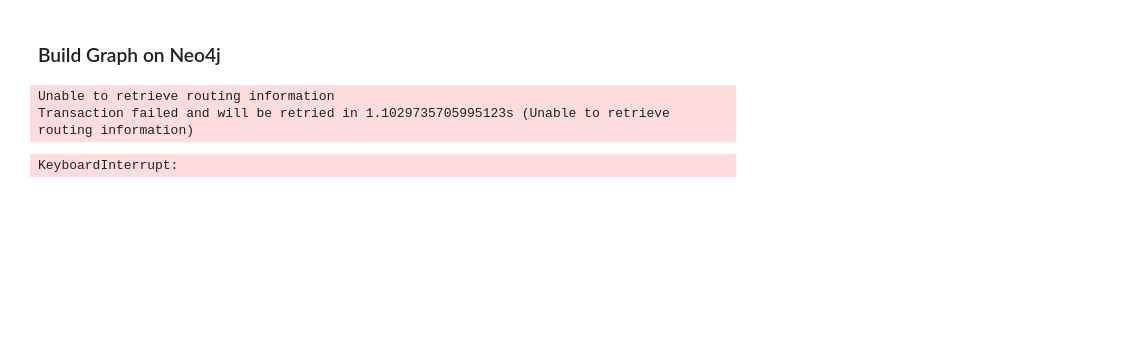
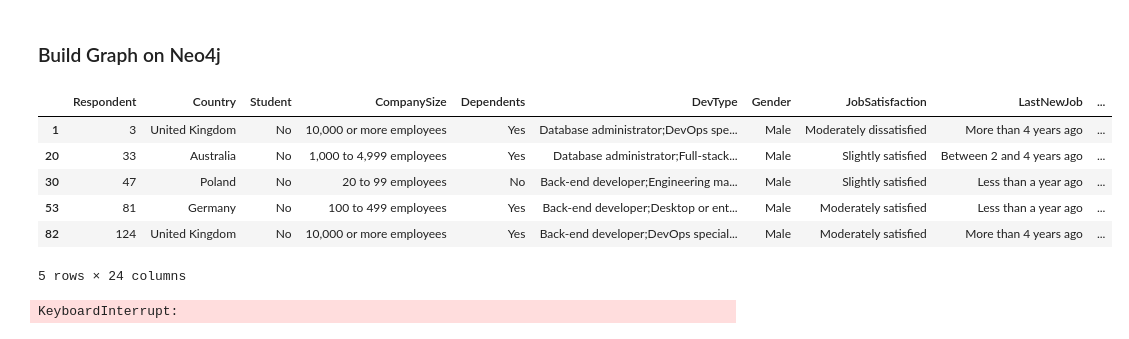
Before and after one commit to Mystic-Trooper/job_recomendation_KG, a Jupyter notebook: analysis.ipynb, the cells around one changed output. Cells and saved outputs as stored; diff of their text form; code cells hidden in the pictures; blank space fills up the shorter version.

Commit message:
added Salary groups

```diff
--- a/analysis.ipynb
+++ b/analysis.ipynb
@@ -301,7 +301,7 @@ Try using .loc[row_indexer,col_indexer] = value instead
 See the caveats in the documentation: https://pandas.pydata.org/pandas-docs/stable/user_guide/indexing.html#returning-a-view-versus-a-copy
   Resume3['FrameworkWorkedWith'] = Resume3['FrameworkWorkedWith'].str.replace(';',',')
 # %%
-Resume3['skills'] = Resume3[[Resume3.columns[10],Resume3.columns[12],Resume3.columns[14],Resume3.columns[16]]].values.tolist()
+Resume3['skills'] = Resume3[[Resume3.columns[11],Resume3.columns[13],Resume3.columns[15],Resume3.columns[17]]].values.tolist()
 Resume3['skills']
 # %% [output]
 A value is trying to be set on a copy of a slice from a DataFrame.
@@ -461,0 +456,6 @@ Resume4
+# %%
+Salary_Category= pd.cut(Resume4.Salary, bins=[500,1500,5000,10000,16000,30000,45000,63000,79000,89000,100000], labels=['500-1500','1501-5000','5001-10000','10001-16000','16001-30000','30001-45000','45001-63000','63001-79000','79001-89000','89001-100000'] )
+try:
+    Resume4.insert(9,'Salary_group',Salary_Category)
+except:
+    print("Salary Group already exist!")
@@ -461,0 +494,5 @@ Resume4
+# %%
+Resume4['Salary_group'].isna().sum()
+# drop na values i.e. remove outliers from salary
+Resume5= Resume4.dropna()
+Resume5.isna().sum()
@@ -462,5 +517,15 @@ Resume4
 # %% [markdown]
 ### Build Graph on Neo4j
+# %%
+Resume5.head()
+# %% [output]
+|  | Respondent | Country | Student | CompanySize | Dependents | DevType | Gender | JobSatisfaction | LastNewJob | ... |
+| 1 | 3 | United Kingdom | No | 10,000 or more employees | Yes | Database administrator;DevOps spe... | Male | Moderately dissatisfied | More than 4 years ago | ... |
+| 20 | 33 | Australia | No | 1,000 to 4,999 employees | Yes | Database administrator;Full-stack... | Male | Slightly satisfied | Between 2 and 4 years ago | ... |
+| 30 | 47 | Poland | No | 20 to 99 employees | No | Back-end developer;Engineering ma... | Male | Slightly satisfied | Less than a year ago | ... |
+| 53 | 81 | Germany | No | 100 to 499 employees | Yes | Back-end developer;Desktop or ent... | Male | Moderately satisfied | Less than a year ago | ... |
+| 82 | 124 | United Kingdom | No | 10,000 or more employees | Yes | Back-end developer;DevOps special... | Male | Moderately satisfied | More than 4 years ago | ... |
+5 rows × 24 columns
 # %%
 from neo4j import GraphDatabase
 import logging
@@ -552,6 +617,4 @@ if __name__ == "__main__":
     app.find_person("India")
     app.close()
 # %% [output]
-Unable to retrieve routing information
-Transaction failed and will be retried in 1.1029735705995123s (Unable to retrieve routing information)
+KeyboardInterrupt:
-KeyboardInterrupt:
```
Also changed, not shown: parts of 9 cells of this notebook.
